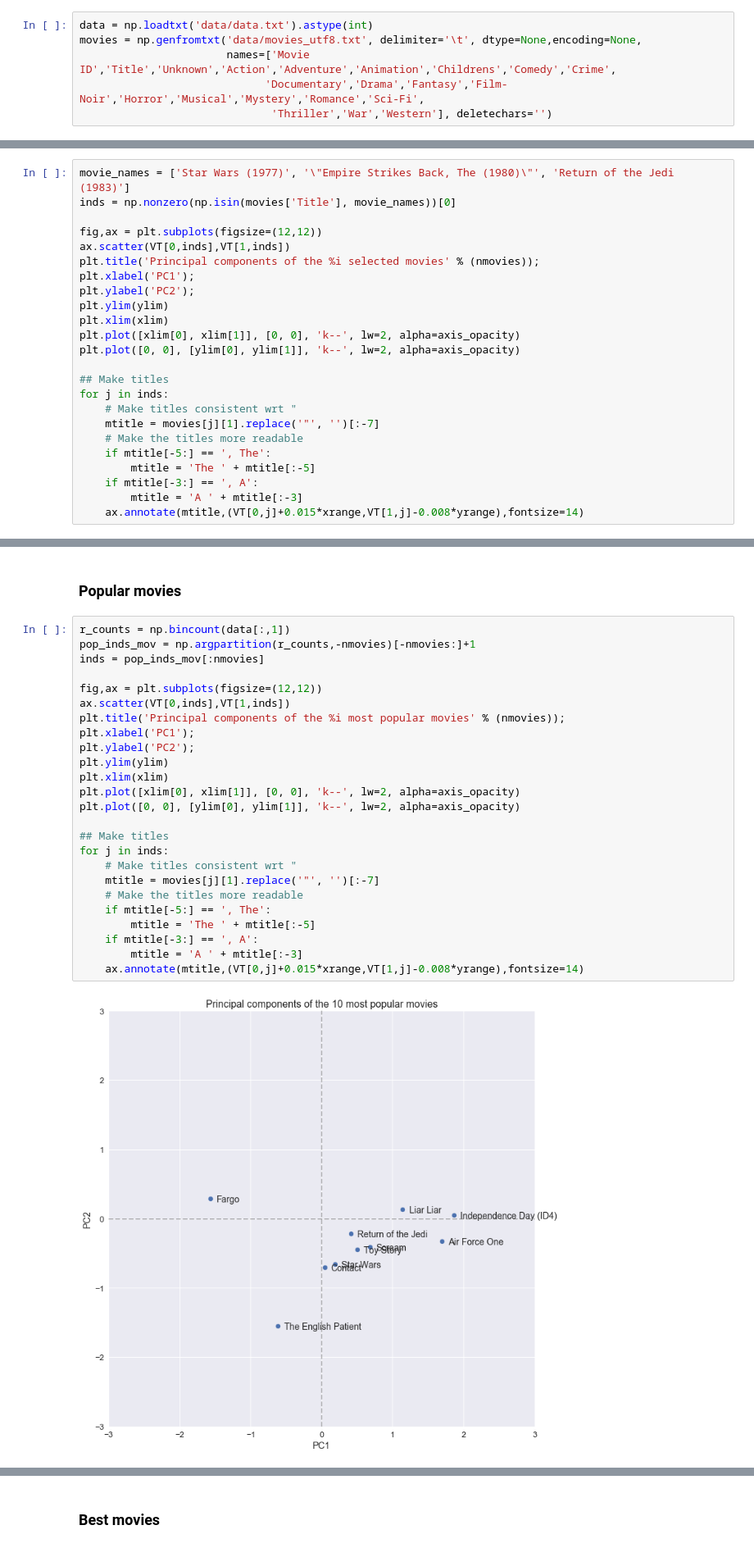
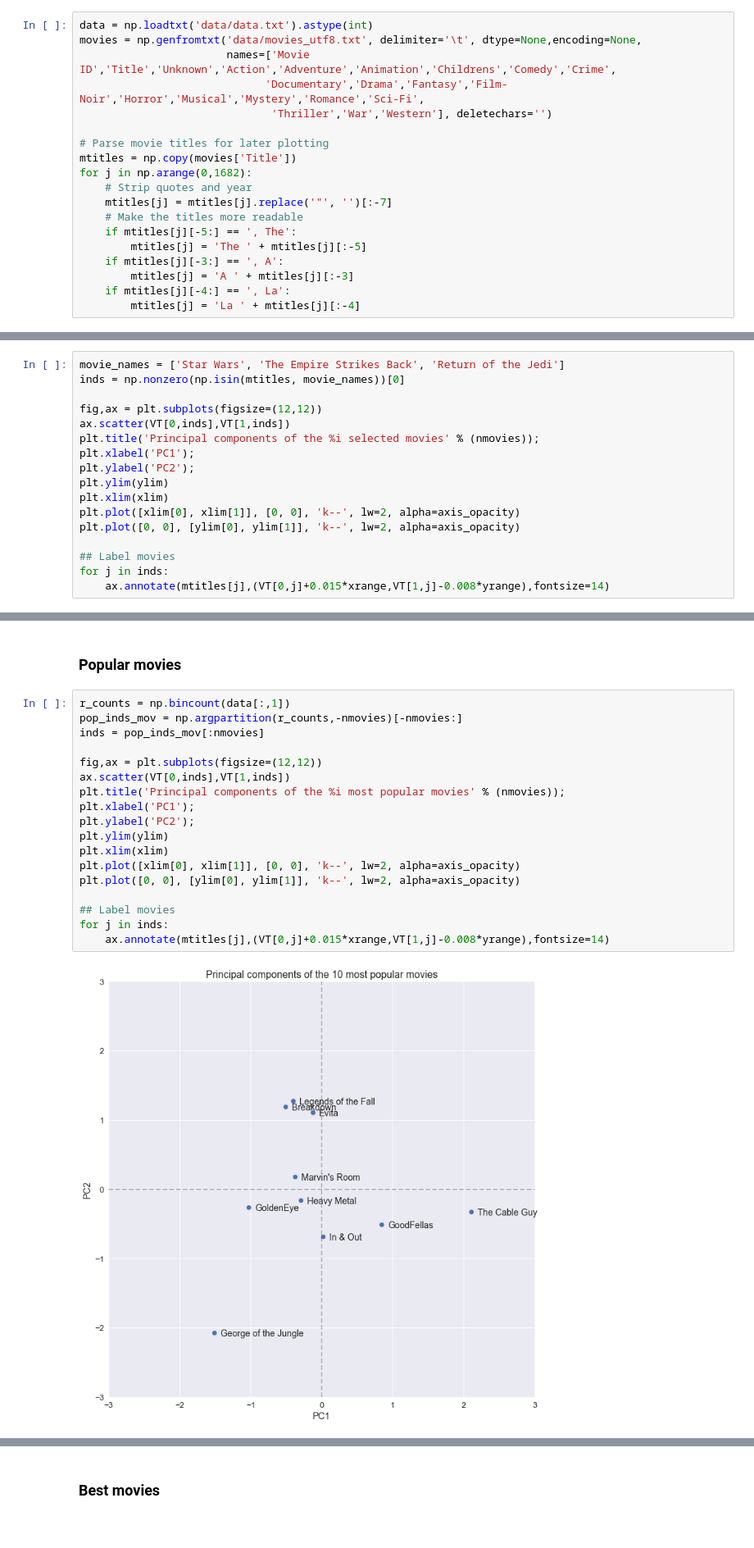
Before and after one commit to vlchen888/cs155-miniproject2, a Jupyter notebook: src/project2.ipynb, the cells around one changed output, grey strips where cells are left out. Shown at 82% size. Saved outputs shown, nothing was run; the diff lists cells and outputs as text.

Commit message:
Pre-parse all titles on loading

```diff
--- a/src/project2.ipynb
+++ b/src/project2.ipynb
@@ -16,6 +16,19 @@ movies = np.genfromtxt('data/movies_utf8.txt', delimiter='\t', dtype=None,encodi
                        names=['Movie ID','Title','Unknown','Action','Adventure','Animation','Childrens','Comedy','Crime',
                              'Documentary','Drama','Fantasy','Film-Noir','Horror','Musical','Mystery','Romance','Sci-Fi',
                               'Thriller','War','Western'], deletechars='')
+
+# Parse movie titles for later plotting
+mtitles = np.copy(movies['Title'])
+for j in np.arange(0,1682):
+    # Strip quotes and year
+    mtitles[j] = mtitles[j].replace('"', '')[:-7]
+    # Make the titles more readable
+    if mtitles[j][-5:] == ', The':
+        mtitles[j] = 'The ' + mtitles[j][:-5]
+    if mtitles[j][-3:] == ', A':
+        mtitles[j] = 'A ' + mtitles[j][:-3]
+    if mtitles[j][-4:] == ', La':
+        mtitles[j] = 'La ' + mtitles[j][:-4]
 # %% [markdown]
 # Section 4
 # %% [markdown]
@@ -231,8 +226,8 @@ xrange = xlim[1]-xlim[0]
 # %% [markdown]
 ### Ten selected movies
 # %%
-movie_names = ['Star Wars (1977)', '\"Empire Strikes Back, The (1980)\"', 'Return of the Jedi (1983)']
-inds = np.nonzero(np.isin(movies['Title'], movie_names))[0]
+movie_names = ['Star Wars', 'The Empire Strikes Back', 'Return of the Jedi']
+inds = np.nonzero(np.isin(mtitles, movie_names))[0]
 
 fig,ax = plt.subplots(figsize=(12,12))
 ax.scatter(VT[0,inds],VT[1,inds])
@@ -244,14 +239,7 @@ plt.xlim(xlim)
 plt.plot([xlim[0], xlim[1]], [0, 0], 'k--', lw=2, alpha=axis_opacity)
 plt.plot([0, 0], [ylim[0], ylim[1]], 'k--', lw=2, alpha=axis_opacity)
 
-## Make titles
+## Label movies
 for j in inds:
-    # Make titles consistent wrt "
-    mtitle = movies[j][1].replace('"', '')[:-7]
-    # Make the titles more readable
-    if mtitle[-5:] == ', The':
-        mtitle = 'The ' + mtitle[:-5]
-    if mtitle[-3:] == ', A':
-        mtitle = 'A ' + mtitle[:-3]
-    ax.annotate(mtitle,(VT[0,j]+0.015*xrange,VT[1,j]-0.008*yrange),fontsize=14)
+    ax.annotate(mtitles[j],(VT[0,j]+0.015*xrange,VT[1,j]-0.008*yrange),fontsize=14)
 # %% [output]
@@ -260,28 +248,21 @@ for j in inds:
 ### Popular movies
 # %%
 r_counts = np.bincount(data[:,1])
-pop_inds_mov = np.argpartition(r_counts,-nmovies)[-nmovies:]+1
+pop_inds_mov = np.argpartition(r_counts,-nmovies)[-nmovies:]
 inds = pop_inds_mov[:nmovies]
 
 fig,ax = plt.subplots(figsize=(12,12))
 ax.scatter(VT[0,inds],VT[1,inds])
 plt.title('Principal components of the %i most popular movies' % (nmovies));
 plt.xlabel('PC1');
 plt.ylabel('PC2');
 plt.ylim(ylim)
 plt.xlim(xlim)
 plt.plot([xlim[0], xlim[1]], [0, 0], 'k--', lw=2, alpha=axis_opacity)
 plt.plot([0, 0], [ylim[0], ylim[1]], 'k--', lw=2, alpha=axis_opacity)
 
-## Make titles
+## Label movies
 for j in inds:
-    # Make titles consistent wrt "
-    mtitle = movies[j][1].replace('"', '')[:-7]
-    # Make the titles more readable
-    if mtitle[-5:] == ', The':
-        mtitle = 'The ' + mtitle[:-5]
-    if mtitle[-3:] == ', A':
-        mtitle = 'A ' + mtitle[:-3]
-    ax.annotate(mtitle,(VT[0,j]+0.015*xrange,VT[1,j]-0.008*yrange),fontsize=14)
+    ax.annotate(mtitles[j],(VT[0,j]+0.015*xrange,VT[1,j]-0.008*yrange),fontsize=14)
 # %% [output]
-[figure, old version]
+[figure, new version]
```
Also changed, not shown: parts of 10 cells of this notebook.
